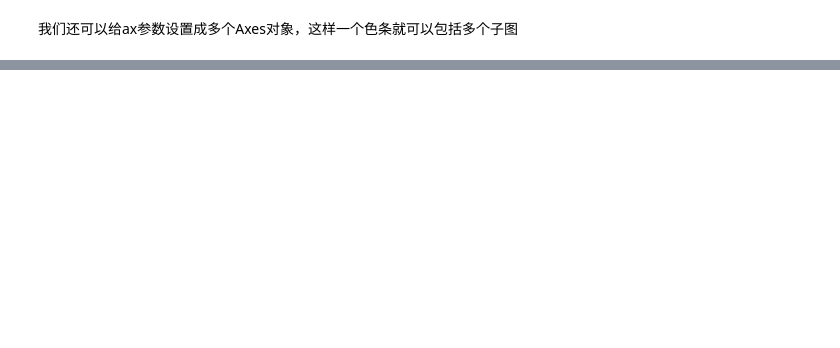
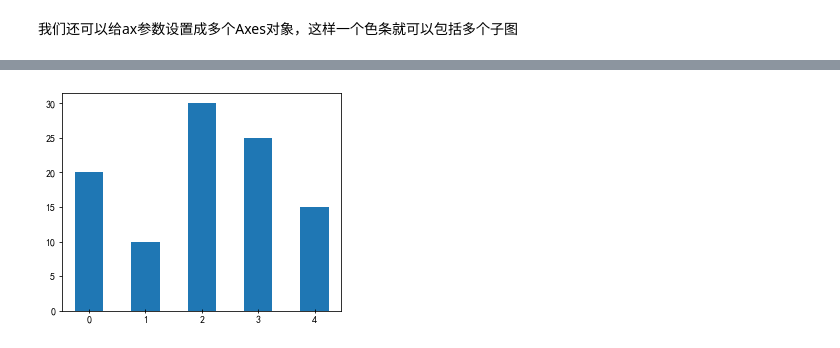
Before and after one commit to zidanewenqsh/mynotebook_01, a Jupyter notebook: matplotlib_demo.ipynb, the cells around one changed output, grey strips where cells are left out. Saved outputs shown, nothing was run; the diff lists cells and outputs as text; code cells hidden in the pictures; blank space fills up the shorter version.

```diff
--- a/matplotlib_demo.ipynb
+++ b/matplotlib_demo.ipynb
@@ -326,0 +339,10 @@ fig.colorbar(ax1, ax=[ax[1],ax[2]], shrink=0.6, aspect=20)
+# %%
+# 数据
+N = 5
+y = [20, 10, 30, 25, 15]
+x = np.arange(N)
+
+# 绘图 x x轴， height 高度, 默认：color="blue", width=0.8
+p1 = plt.bar(x, height=y, width=0.5, )
+# %% [output]
+[figure, added]
```
Also changed, not shown: parts of 30 cells of this notebook, 4 other files.
